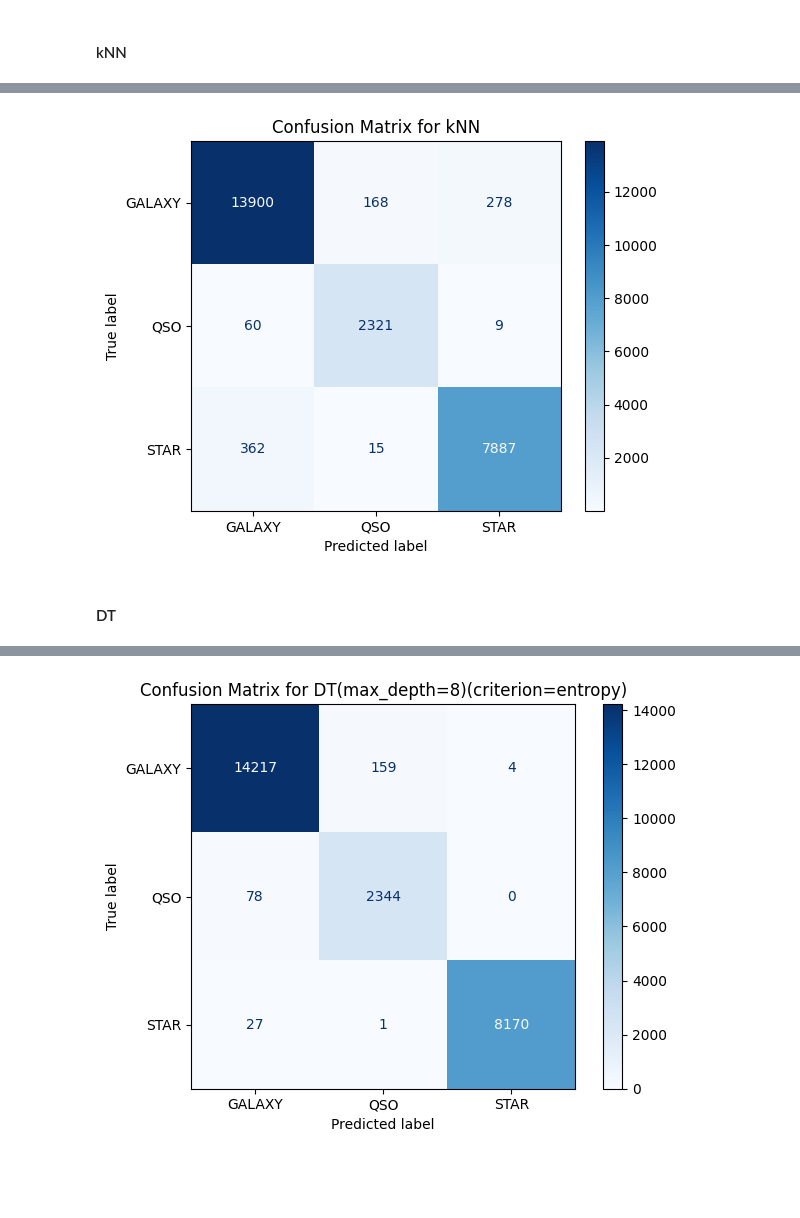
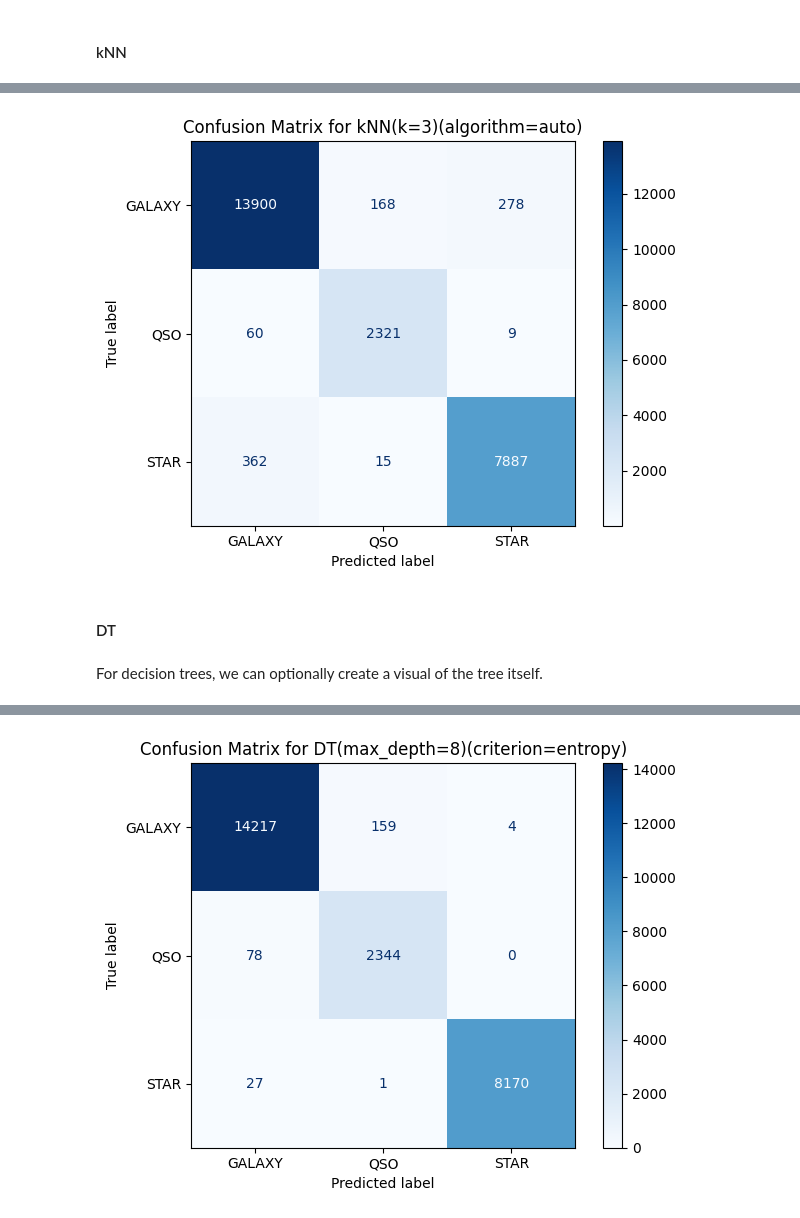
Before and after one commit to eli-johnson-04/sdss-performance-comparison, a Jupyter notebook: script.ipynb, the cells around one changed output, grey strips where cells are left out. Drawn from its saved outputs; the diff is of its cells as text; code cells hidden in the pictures; blank space fills up the shorter version.

```diff
--- a/script.ipynb
+++ b/script.ipynb
@@ -295,32 +259,32 @@ def get_grid_search_results(pipe, param_grid, x_train=X_train, x_test=X_test, y_
 # %%
 # Helper function to extract the parameters of a model into a meaningful string for titles and filenames.
-def get_model_and_feature_string_from_grid_search(gs, pipelined=True, model_name=None):
+def get_model_and_feature_string_from_grid_search(gs, model_name=None):
     feature_str = ''
     model = None
     match model_name:
         case 'kNN':
-            model = gs.best_estimator_[1] if pipelined else gs.best_estimator_
-            n_neighbors = gs.best_params_['kNN__n_neighbors' if pipelined else 'n_neighbors']
-            algo = gs.best_params_['kNN__algorithm' if pipelined else 'algorithm']
+            model = gs.best_estimator_[1]
+            n_neighbors = gs.best_params_['kNN__n_neighbors']
+            algo = gs.best_params_['kNN__algorithm']
             feature_str = f'(k={n_neighbors})(algorithm={algo})'
         case 'DT':
-            model = gs.best_estimator_[0] if pipelined else gs.best_estimator_
-            m_d = gs.best_params_['DT__max_depth' if pipelined else 'max_depth']
-            crit = gs.best_params_['DT__criterion' if pipelined else 'criterion']
+            model = gs.best_estimator_[0]
+            m_d = gs.best_params_['DT__max_depth']
+            crit = gs.best_params_['DT__criterion']
             feature_str = f'(max_depth={m_d})(criterion={crit})'
         case 'SVM-C':
-            model = gs.best_estimator_[1] if pipelined else gs.best_estimator_
-            c = gs.best_params_['SVM__C' if pipelined else 'C']
-            gamma = gs.best_params_['SVM__gamma' if pipelined else 'gamma']
+            model = gs.best_estimator_[1]
+            c = gs.best_params_['SVM__C']
+            gamma = gs.best_params_['SVM__gamma']
             feature_str = f'(C={c})(gamma={gamma})'
         case 'RF-C':
-            model = gs.best_estimator_[0] if pipelined else gs.best_estimator_
-            n_est = gs.best_params_['RF__n_estimators' if pipelined else 'n_estimators']
+            model = gs.best_estimator_[0]
+            n_est = gs.best_params_['RF__n_estimators']
             feature_str = f'(n_estimators={n_est})'
         case 'AdaBoost':
-            model = gs.best_estimator_[0] if pipelined else gs.best_estimator_
-            n_est = gs.best_params_['ADA__n_estimators' if pipelined else 'n_estimators']
-            learn_rate = gs.best_params_['ADA__learning_rate' if pipelined else 'learning_rate']
+            model = gs.best_estimator_[0]
+            n_est = gs.best_params_['ADA__n_estimators']
+            learn_rate = gs.best_params_['ADA__learning_rate']
             feature_str = f'(n_estimators={n_est})(learning_rate={learn_rate})'
         case _:
             raise ValueError('The \'model_name\' parameter cannot be unspecified. Please set \'model_name\' equal to \'kNN\', \'DT\', \'SVM-C\', \'RF-C\', or \'AdaBoost\'.')
@@ -351,11 +315,11 @@ def plot_feature_importances_from_supervised_grid_search(gs, model_name=None, pi
     plt.show()
 # %%
-# Make a confusion matrix using the supervised grid_search's best estimator.
-def confusion_matrix_from_pipeline_grid_search(gs, model_name=None, pipelined=True, x_te=X_test, y_te=Y_test, save=True):
+# Make a confusion matrix using the supervised grid_search's best estimator. Adapted from module 2 worksheet.
+def confusion_matrix_from_grid_search(gs, model_name=None, x_te=X_test, y_te=Y_test, save=True):
     if model_name is None: raise ValueError('The \'model_name\' parameter cannot be unspecified. Please set \'model_name\' equal to \'kNN\', \'DT\', \'SVM-C\', \'RF-C\', or \'AdaBoost\'.')
 
     # Get information about the model
-    model, feature_str = get_model_and_feature_string_from_grid_search(gs, model_name=model_name, pipelined=pipelined)
+    model, feature_str = get_model_and_feature_string_from_grid_search(gs, model_name=model_name)
 
     cm = confusion_matrix(model.predict(x_te), y_te)
 
@@ -363,7 +327,7 @@ def confusion_matrix_from_pipeline_grid_search(gs, model_name=None, pipelined=Tr
     disp.plot(cmap='Blues')
     disp.ax_.set_title(f'Confusion Matrix for {model_name}{feature_str}')
     disp.figure_.tight_layout()
-    if save: disp.figure_.savefig(paths['supervised_products'] + paths['charts'] + f'{model_name}_Confusion_Matrix_' + feature_str + '.png')
+    if save: disp.figure_.savefig(paths['supervised_products'] + paths['charts'] + f'{model_name}_Confusion_Matrix_{feature_str}.png')
     plt.show()
 # %% [markdown]
 #### kNN
@@ -403,10 +369,12 @@ plot_feature_importances_from_supervised_grid_search(gs_knn, model_name='kNN')
 # %%
 # SAMPLE
-confusion_matrix_from_pipeline_grid_search(gs_knn, model_name='kNN')
+confusion_matrix_from_grid_search(gs_knn, model_name='kNN')
 # %% [output]
-[figure, old version]
+[figure, new version]
 # %% [markdown]
 #### DT
+# %% [markdown]
+For decision trees, we can optionally create a visual of the tree itself.
 # %%
 # Print a visual tree of the best estimator
 # TODO: may not be useful LOL
```
Also changed, not shown: parts of 25 cells of this notebook, 6 other files.
